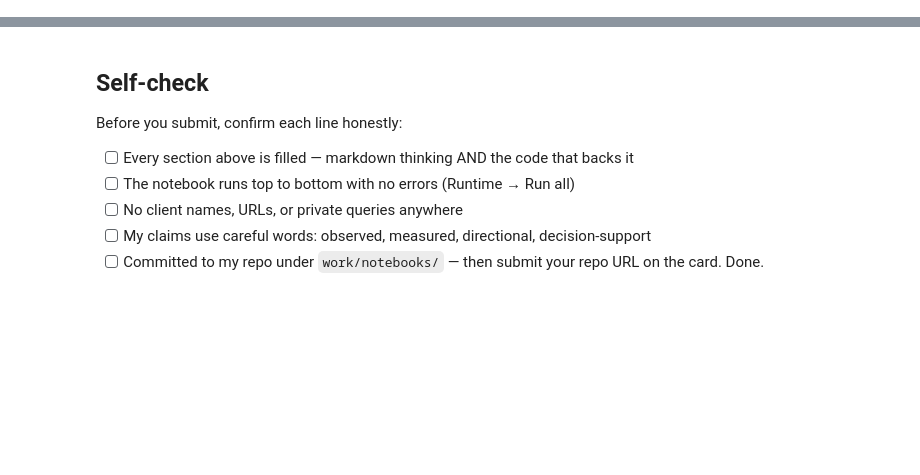
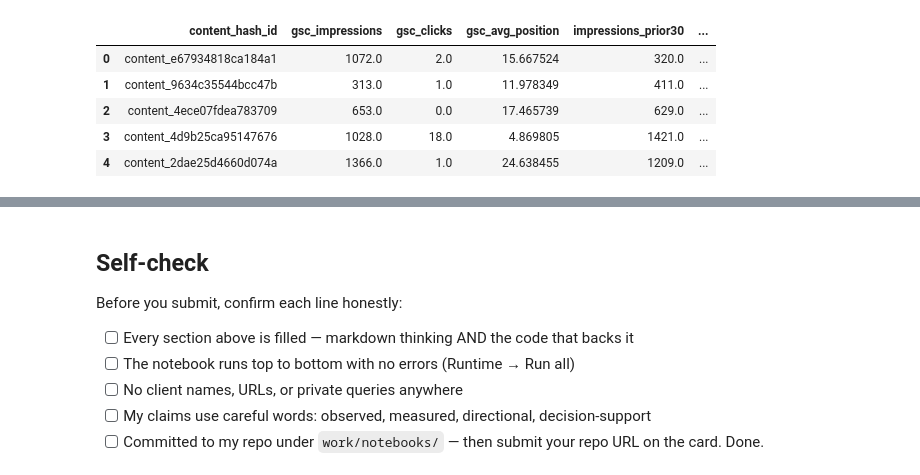
Before and after one commit to MohinaRustamova/flyrank-ml-internship, a Jupyter notebook: work/notebooks/w04_baseline_score.ipynb, the cells around one changed output, grey strips where cells are left out. Drawn from its saved outputs; the diff is of its cells as text; code cells hidden in the pictures; blank space fills up the shorter version.

```diff
--- a/work/notebooks/w04_baseline_score.ipynb
+++ b/work/notebooks/w04_baseline_score.ipynb
@@ -12,0 +26,87 @@ This skeleton is yours to fill. Work the sections **in order** — each one has
+# %%
+# ---- Setup: load data and rebuild feature vector (matches ML-04 pattern) ----
+import os, sys, subprocess
+IN_COLAB = "google.colab" in sys.modules
+REPO_URL, REPO_DIR = "https://github.com/MohinaRustamova/flyrank-ml-internship", "flyrank-ml-internship"
+if IN_COLAB:
+    if not os.path.isdir(REPO_DIR):
+        subprocess.run(["git", "clone", "--depth", "1", REPO_URL, REPO_DIR], check=True)
+    os.chdir(REPO_DIR)
+
+%pip -q install duckdb
+
+import duckdb
+import pandas as pd
+import numpy as np
+
+con = duckdb.connect()
+
+if IN_COLAB:
+    from google.colab import userdata
+    HF_TOKEN = userdata.get("HF_TOKEN")
+else:
+    from getpass import getpass
+    HF_TOKEN = getpass("HF_TOKEN: ")
+
+con.execute(f"CREATE OR REPLACE SECRET hf (TYPE huggingface, TOKEN '{HF_TOKEN}')")
+
+FACT = "read_parquet('hf://datasets/FlyRank/internship-warehouse/fact_content_daily_performance/**/*.parquet')"
+DIMC = "read_parquet('hf://datasets/FlyRank/internship-warehouse/dim_content.parquet')"
+
+DECISION_DATE = "2026-03-31"
+
+# --- Current + prior 30-day windows, same dates as ML-04 ---
+df = con.sql(f"""
+    WITH current_win AS (
+        SELECT content_hash_id,
+               SUM(gsc_impressions) AS gsc_impressions,
+               SUM(gsc_clicks) AS gsc_clicks,
+               AVG(gsc_avg_position) AS gsc_avg_position
+        FROM {FACT}
+        WHERE report_date BETWEEN DATE '2026-03-02' AND DATE '2026-03-31'
+          AND gsc_data_available IS TRUE
+        GROUP BY content_hash_id
+    ),
+    prior_win AS (
+        SELECT content_hash_id,
+               SUM(gsc_impressions) AS impressions_prior30
+        FROM {FACT}
+        WHERE report_date BETWEEN DATE '2026-01-31' AND DATE '2026-03-01'
+          AND gsc_data_available IS TRUE
+        GROUP BY content_hash_id
+    )
+    SELECT c.content_hash_id,
+           c.gsc_impressions, c.gsc_clicks, c.gsc_avg_position,
+           p.impressions_prior30,
+           CASE WHEN c.gsc_impressions < p.impressions_prior30 * 0.8
+                THEN 1 ELSE 0 END AS is_declining_label
+    FROM current_win c
+    JOIN prior_win p USING (content_hash_id)
+    WHERE p.impressions_prior30 > 0
+""").df()
+
+# --- Join dim_content for last_optimized_date ---
+dim_content = con.sql(f"SELECT content_hash_id, last_optimized_date FROM {DIMC}").df()
+df = df.merge(dim_content, on="content_hash_id", how="left")
+
+# --- Leak-safe days_since_last_optimized (from ML-05) ---
+decision_ts = pd.Timestamp(DECISION_DATE)
+df["last_optimized_date"] = pd.to_datetime(df["last_optimized_date"])
+known_optimization = df["last_optimized_date"].notna() & (df["last_optimized_date"] <= decision_ts)
+
+df["days_since_last_optimized"] = np.where(
+    known_optimization,
+    (decision_ts - df["last_optimized_date"]).dt.days,
+    np.nan
+)
+
+# --- content_age_days: honest staleness substitute (see Section 1 note) ---
+dim_content2 = con.sql(f"SELECT content_hash_id, content_created_date FROM {DIMC}").df()
+df = df.merge(dim_content2, on="content_hash_id", how="left")
+
+df["content_created_date"] = pd.to_datetime(df["content_created_date"])
+df["content_age_days"] = (decision_ts - df["content_created_date"]).dt.days
+
+print(df.shape)
+df.head()
+# %% [output]
@@ -12,0 +114,6 @@ This skeleton is yours to fill. Work the sections **in order** — each one has
+|  | content_hash_id | gsc_impressions | gsc_clicks | gsc_avg_position | impressions_prior30 | ... |
+| 0 | content_e67934818ca184a1 | 1072.0 | 2.0 | 15.667524 | 320.0 | ... |
+| 1 | content_9634c35544bcc47b | 313.0 | 1.0 | 11.978349 | 411.0 | ... |
+| 2 | content_4ece07fdea783709 | 653.0 | 0.0 | 17.465739 | 629.0 | ... |
+| 3 | content_4d9b25ca95147676 | 1028.0 | 18.0 | 4.869805 | 1421.0 | ... |
+| 4 | content_2dae25d4660d074a | 1366.0 | 1.0 | 24.638455 | 1209.0 | ... |
```
Also changed, not shown: parts of 21 cells of this notebook.
